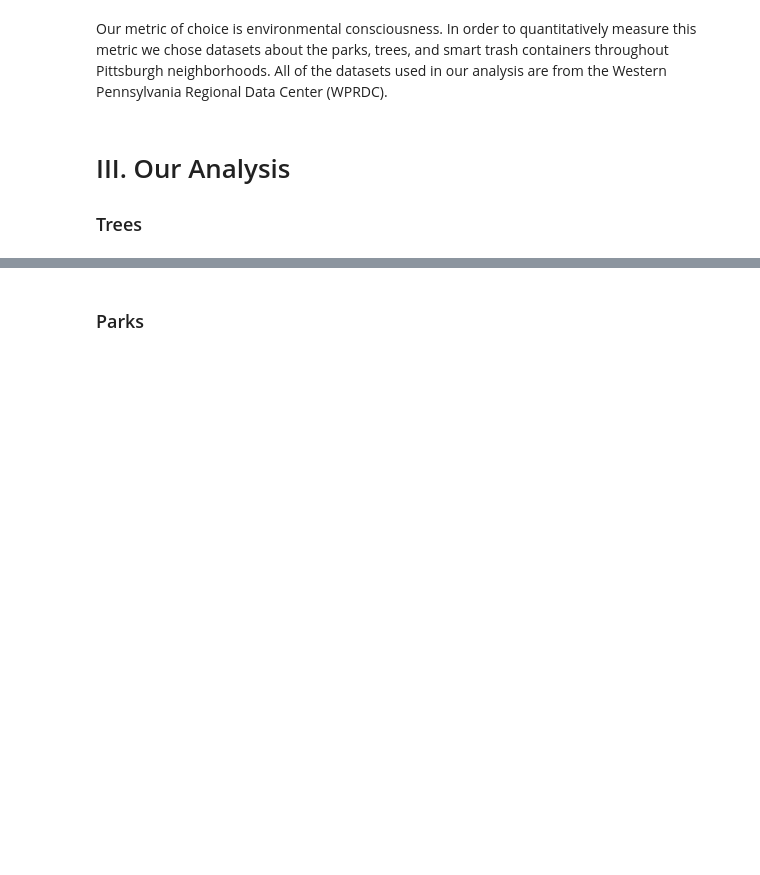
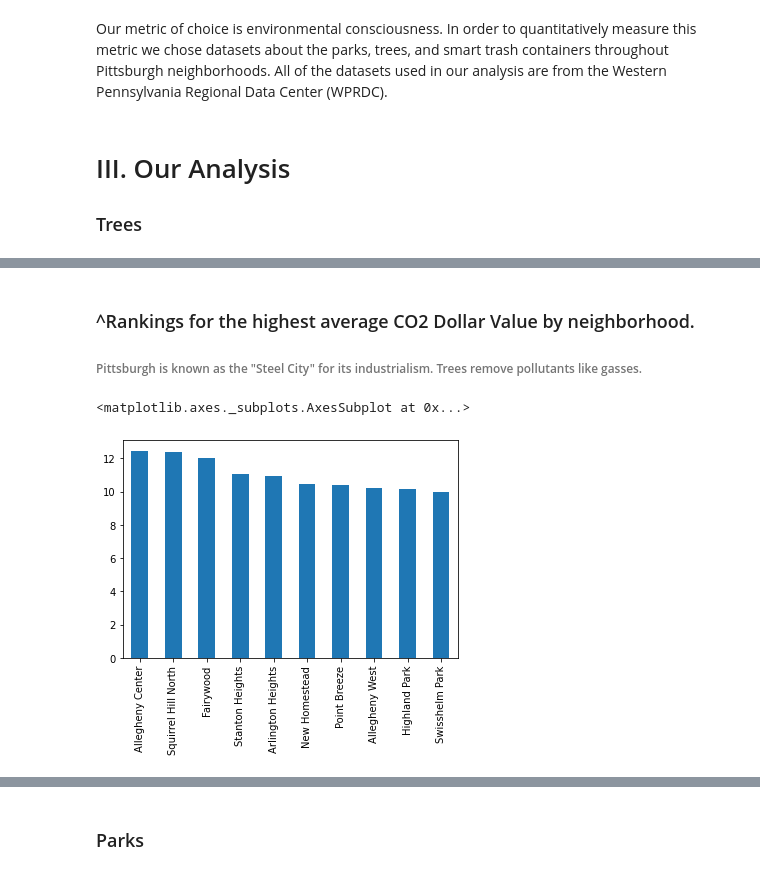
Before and after one commit to jackerman76/BigIdeasFinal, a Jupyter notebook: GroupNotebook.ipynb, the cells around one changed output, grey strips where cells are left out. Saved outputs shown, nothing was run; the diff lists cells and outputs as text; code cells hidden in the pictures; blank space fills up the shorter version.

```diff
--- a/GroupNotebook.ipynb
+++ b/GroupNotebook.ipynb
@@ -14,0 +47,26 @@ Our metric of choice is environmental consciousness. In order to quantitatively
+# %% [markdown]
+### ^Rankings for the highest average CO2 Dollar Value by neighborhood.
+
+
+###### Pittsburgh is known as the "Steel City" for its industrialism. Trees remove pollutants like gasses.
+# %%
+neighborhoodList=[]
+averageAQValueList=[]
+for a in q:
+    neighborhoodList.append(a)
+
+for n in neighborhoodList:
+    b = t['neighborhood'] == n
+    bb = t[b]
+    BBB = bb['air_quality_benfits_total_dollar_value'].mean()
+    averageAQValueList.append(BBB)
+
+
+allData6 = pd.Series(averageAQValueList, index=neighborhoodList)
+AQ = pd.Series(averageAQValueList, index=neighborhoodList)
+allData6.sort_values(ascending=False, inplace=True)
+topTenData6=allData6.head(10)
+topTenData6.plot.bar()
+# %% [output]
+<matplotlib.axes._subplots.AxesSubplot at 0x...>
+[figure, added]
```
Also changed, not shown: parts of 9 cells of this notebook.
